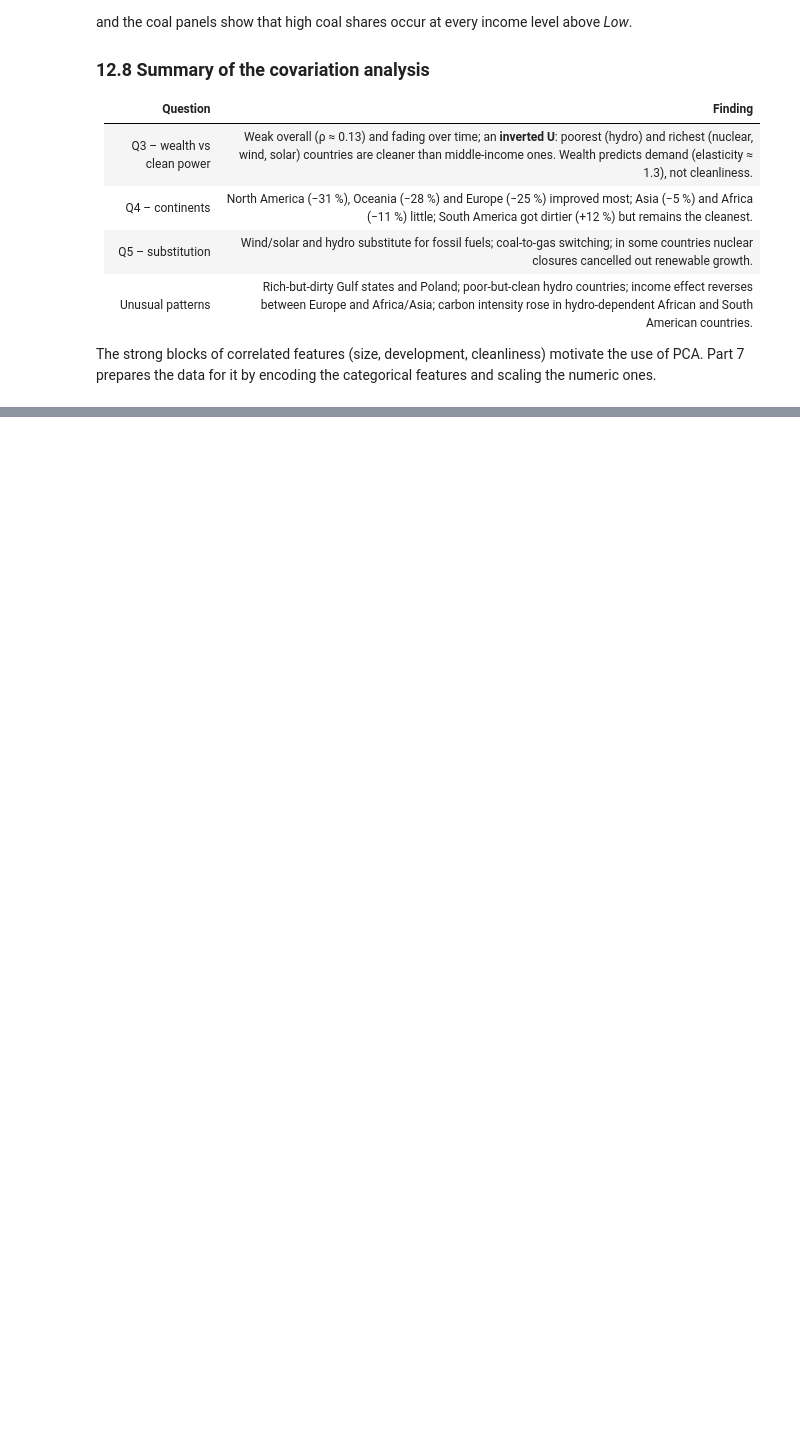
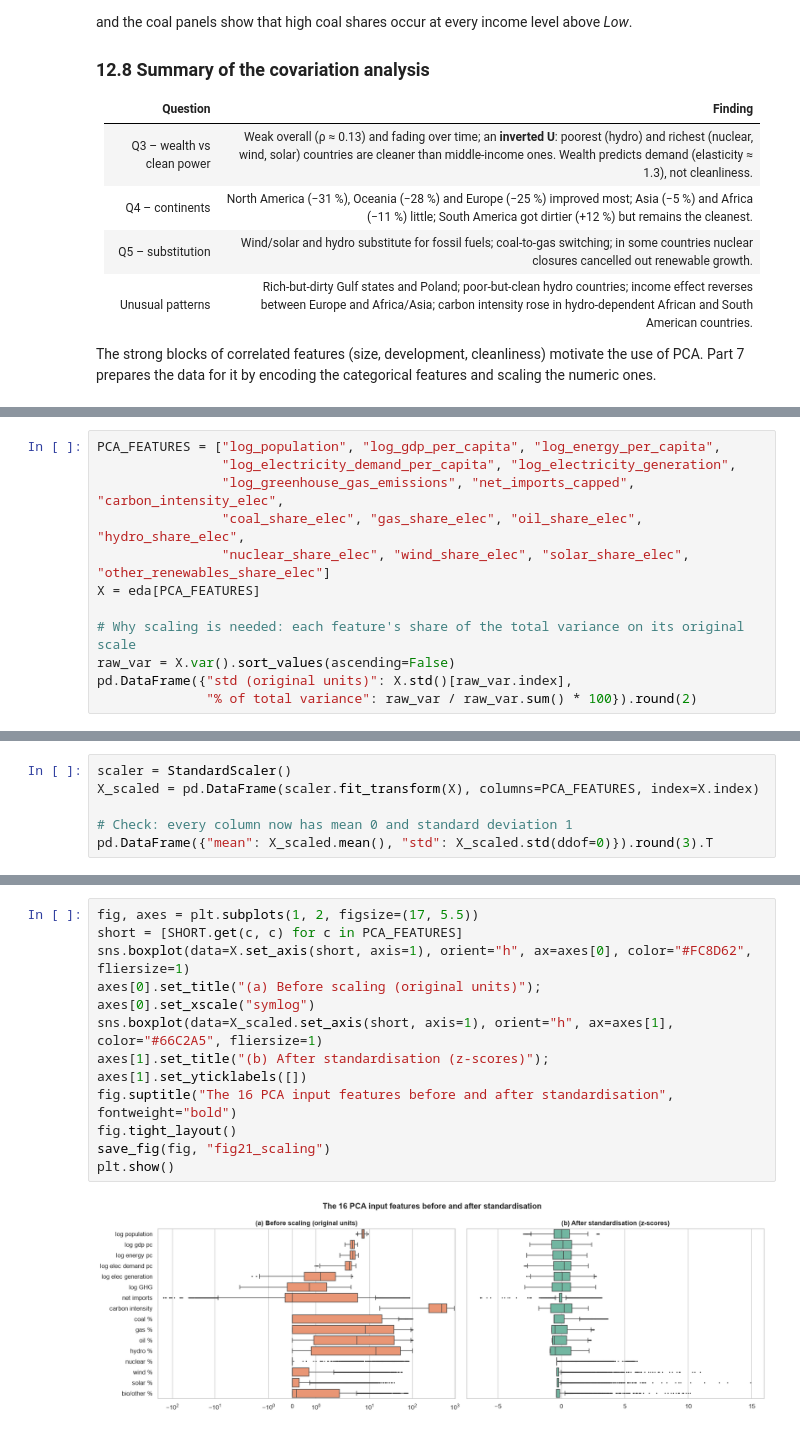
Before and after one commit to Md-Fahad2000/data_exploration_and_preparation_ca1, a Jupyter notebook: Energy_Transition_DEP.ipynb, the cells around one changed output, grey strips where cells are left out. Saved outputs shown, nothing was run; the diff lists cells and outputs as text; blank space fills up the shorter version.

```diff
--- a/Energy_Transition_DEP.ipynb
+++ b/Energy_Transition_DEP.ipynb
@@ -2362,0 +2583,12 @@ prepares the data for it by encoding the categorical features and scaling the nu
+# %%
+PCA_FEATURES = ["log_population", "log_gdp_per_capita", "log_energy_per_capita",
+                "log_electricity_demand_per_capita", "log_electricity_generation",
+                "log_greenhouse_gas_emissions", "net_imports_capped", "carbon_intensity_elec",
+                "coal_share_elec", "gas_share_elec", "oil_share_elec", "hydro_share_elec",
+                "nuclear_share_elec", "wind_share_elec", "solar_share_elec", "other_renewables_share_elec"]
+X = eda[PCA_FEATURES]
+
+# Why scaling is needed: each feature's share of the total variance on its original scale
+raw_var = X.var().sort_values(ascending=False)
+pd.DataFrame({"std (original units)": X.std()[raw_var.index],
+              "% of total variance": raw_var / raw_var.sum() * 100}).round(2)
@@ -2362,0 +2621,6 @@ prepares the data for it by encoding the categorical features and scaling the nu
+# %%
+scaler = StandardScaler()
+X_scaled = pd.DataFrame(scaler.fit_transform(X), columns=PCA_FEATURES, index=X.index)
+
+# Check: every column now has mean 0 and standard deviation 1
+pd.DataFrame({"mean": X_scaled.mean(), "std": X_scaled.std(ddof=0)}).round(3).T
@@ -2362,0 +2631,13 @@ prepares the data for it by encoding the categorical features and scaling the nu
+# %%
+fig, axes = plt.subplots(1, 2, figsize=(17, 5.5))
+short = [SHORT.get(c, c) for c in PCA_FEATURES]
+sns.boxplot(data=X.set_axis(short, axis=1), orient="h", ax=axes[0], color="#FC8D62", fliersize=1)
+axes[0].set_title("(a) Before scaling (original units)"); axes[0].set_xscale("symlog")
+sns.boxplot(data=X_scaled.set_axis(short, axis=1), orient="h", ax=axes[1], color="#66C2A5", fliersize=1)
+axes[1].set_title("(b) After standardisation (z-scores)"); axes[1].set_yticklabels([])
+fig.suptitle("The 16 PCA input features before and after standardisation", fontweight="bold")
+fig.tight_layout()
+save_fig(fig, "fig21_scaling")
+plt.show()
+# %% [output]
+[figure, added]
```
Also changed, not shown: parts of 23 cells of this notebook, 3 other files.
